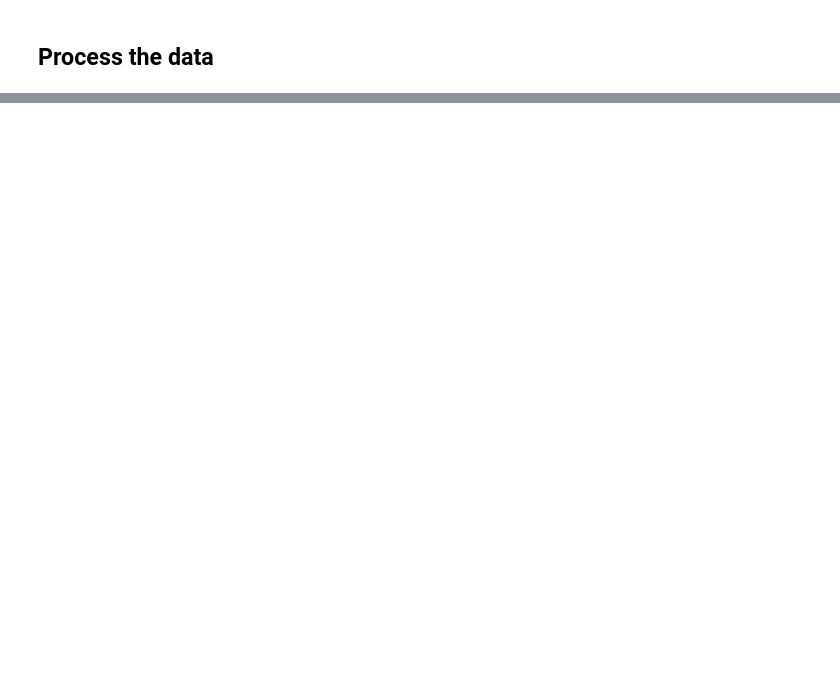
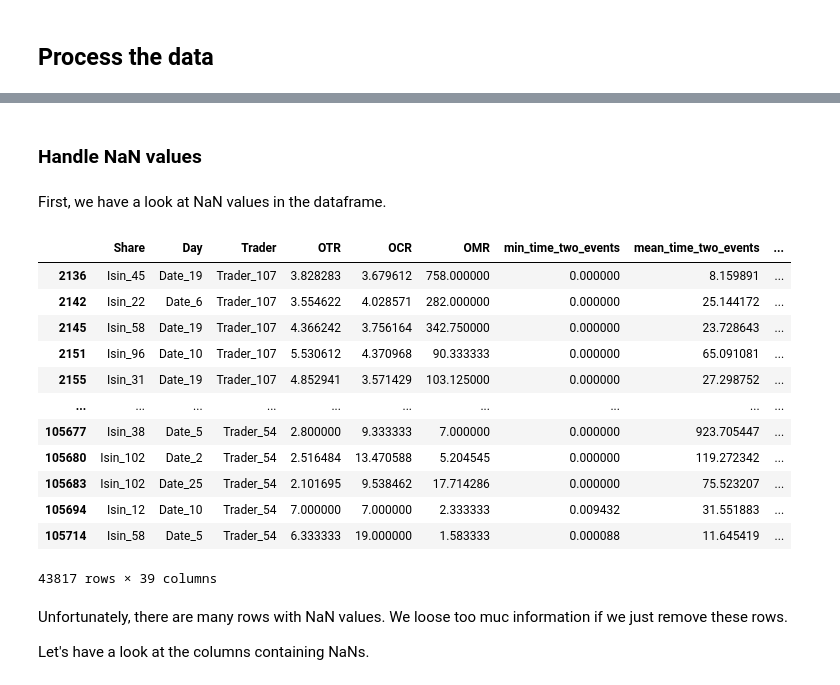
Before and after one commit to s-dlr/project_MAP569, a Jupyter notebook: HFT.ipynb, the cells around one changed output, grey strips where cells are left out. Drawn from its saved outputs; the diff is of its cells as text; code cells hidden in the pictures; blank space fills up the shorter version.

```diff
--- a/HFT.ipynb
+++ b/HFT.ipynb
@@ -30,0 +58,3 @@ y_train.head()
+# %%
+data_train = pd.merge(x_train, y_train, how = 'left', on=["Trader"])
+data_train.head()
@@ -30,0 +94,24 @@ y_train.head()
+# %% [markdown]
+### Handle NaN values
+# %% [markdown]
+First, we have a look at NaN values in the dataframe.
+# %%
+data_train.dropna()
+# %% [output]
+|  | Share | Day | Trader | OTR | OCR | OMR | min_time_two_events | mean_time_two_events | ... |
+| 2136 | Isin_45 | Date_19 | Trader_107 | 3.828283 | 3.679612 | 758.000000 | 0.000000 | 8.159891 | ... |
+| 2142 | Isin_22 | Date_6 | Trader_107 | 3.554622 | 4.028571 | 282.000000 | 0.000000 | 25.144172 | ... |
+| 2145 | Isin_58 | Date_19 | Trader_107 | 4.366242 | 3.756164 | 342.750000 | 0.000000 | 23.728643 | ... |
+| 2151 | Isin_96 | Date_10 | Trader_107 | 5.530612 | 4.370968 | 90.333333 | 0.000000 | 65.091081 | ... |
+| 2155 | Isin_31 | Date_19 | Trader_107 | 4.852941 | 3.571429 | 103.125000 | 0.000000 | 27.298752 | ... |
+| ... | ... | ... | ... | ... | ... | ... | ... | ... | ... |
+| 105677 | Isin_38 | Date_5 | Trader_54 | 2.800000 | 9.333333 | 7.000000 | 0.000000 | 923.705447 | ... |
+| 105680 | Isin_102 | Date_2 | Trader_54 | 2.516484 | 13.470588 | 5.204545 | 0.000000 | 119.272342 | ... |
+| 105683 | Isin_102 | Date_25 | Trader_54 | 2.101695 | 9.538462 | 17.714286 | 0.000000 | 75.523207 | ... |
+| 105694 | Isin_12 | Date_10 | Trader_54 | 7.000000 | 7.000000 | 2.333333 | 0.009432 | 31.551883 | ... |
+| 105714 | Isin_58 | Date_5 | Trader_54 | 6.333333 | 19.000000 | 1.583333 | 0.000088 | 11.645419 | ... |
+43817 rows × 39 columns
+# %% [markdown]
+Unfortunately, there are many rows with NaN values. We loose too muc information if we just remove these rows.
+
+Let's have a look at the columns containing NaNs.
```
Also changed, not shown: parts of 19 cells of this notebook.
